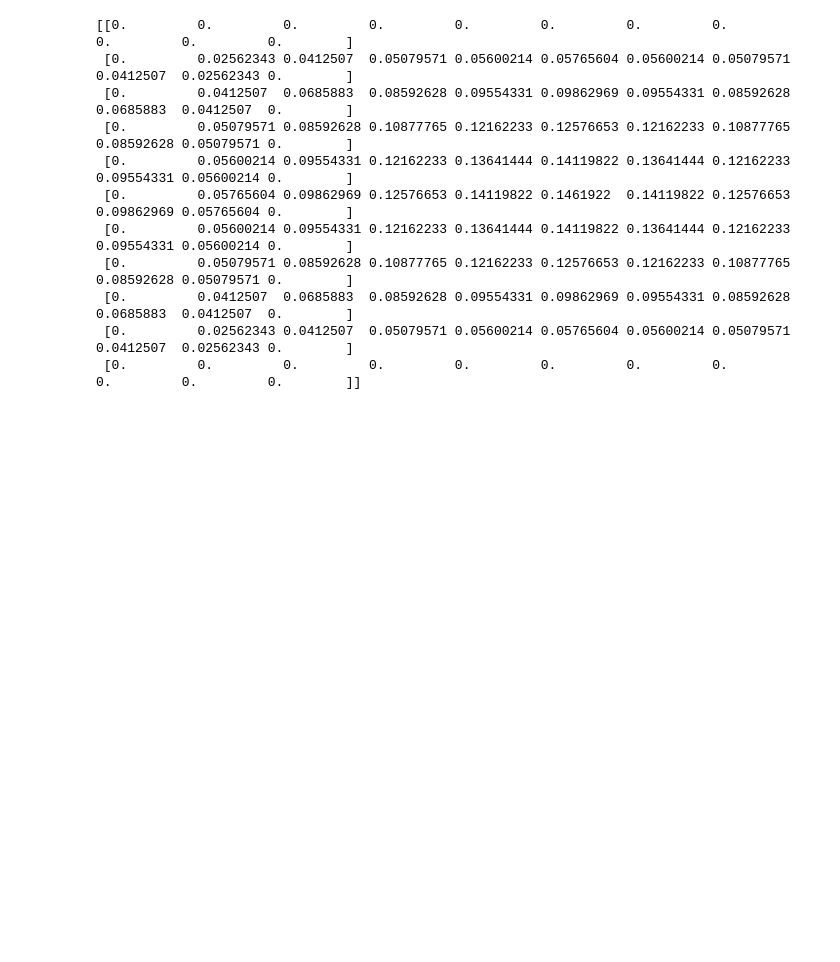
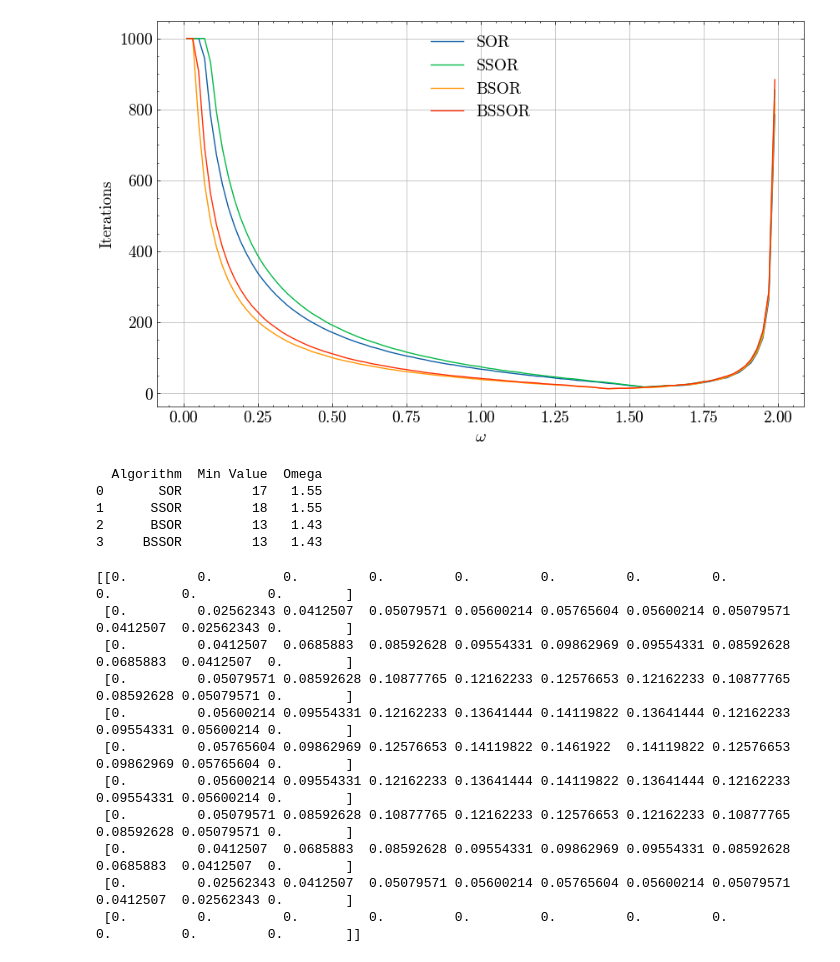
Before and after one commit to cospeng/NA, a Jupyter notebook: Q2homework.ipynb, the cells around one changed output. Cells and saved outputs as stored; diff of their text form; code cells hidden in the pictures; blank space fills up the shorter version.

```diff
--- a/Q2homework.ipynb
+++ b/Q2homework.ipynb
@@ -393,0 +375,24 @@ plt.plot(list2)
+# %%
+# 创建一个空的 DataFrame
+performance_data = pd.DataFrame()
+
+# 定义算法列表
+algorithms = {
+    'SOR': SOR,
+    'SSOR': SSOR,
+    'BSOR': BSOR,
+    'BSSOR': BSSOR
+}
+
+# 使用 np.linspace 生成参数
+weights = np.linspace(0.01, 1.99, 100)
+
+# 遍历每个算法并收集性能数据
+for algo_name, algo_func in algorithms.items():
+    # 收集当前算法的性能数据
+    performance_list = []
+    for w in weights:
+        performance_list.append(algo_func(w=w)[1])
+    performance_data[algo_name] = performance_list  # 将数据添加到 DataFrame
+
+print(performance_data)
@@ -394,3 +414,36 @@ plt.plot(list2)
+# %%
+
+omega_values = np.linspace(0.01, 1.99, 100)
+
+plt.figure(figsize=(10, 6))
+
+for column in performance_data.columns:
+    plt.plot(omega_values, performance_data[column], label=column)
+
+plt.xlabel(r'$\omega$')
+plt.ylabel('Iterations')
+plt.legend()
+plt.grid(True)
+# %% [output]
+[figure, added]
+# %%
+results = []
+
+for column in performance_data.columns:
+    min_index = performance_data[column].idxmin()
+    min_value = performance_data[column].min()
+    corresponding_omega = omega_values[min_index]
+    results.append({'Algorithm': column, 'Min Value': min_value, 'Omega': corresponding_omega})
+
+results_df = pd.DataFrame(results)
+
+print(results_df)
+# %% [output]
+  Algorithm  Min Value  Omega
+0       SOR         17   1.55
+1      SSOR         18   1.55
+2      BSOR         13   1.43
+3     BSSOR         13   1.43
 # %%
 u = CG()[0]
 print(u)
```
Also changed, not shown: parts of 3 cells of this notebook.
